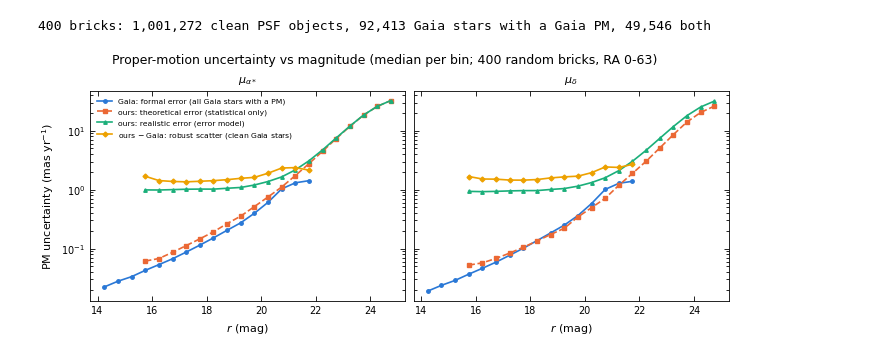
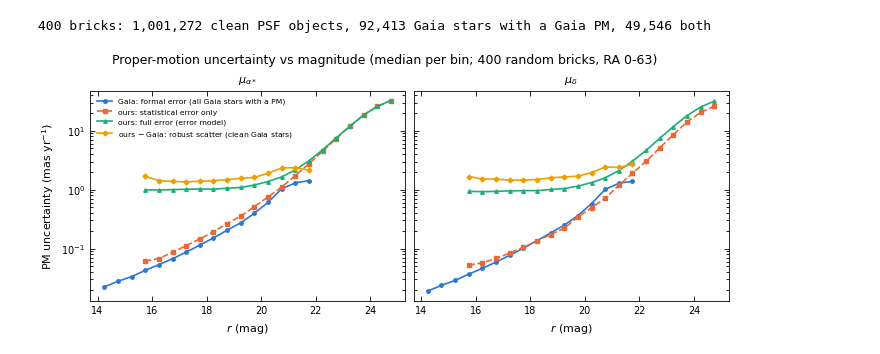
Before and after one commit to nadafalou/LegacyPM, a Jupyter notebook: run/pm-error-model.ipynb, the cells around one changed output. Cells and saved outputs as stored; diff of their text form; code cells hidden in the pictures.

```diff
--- a/run/pm-error-model.ipynb
+++ b/run/pm-error-model.ipynb
@@ -93,22 +92,22 @@ print(f"{len(paths)} bricks: {R['clean'].sum():,} clean PSF objects, {R['gaia'].
 # %%
 mb = np.arange(14, 25.01, 0.5); mc = 0.5 * (mb[1:] + mb[:-1])
 def binned(stat, val, sel):
     out = []
     for a, b in zip(mb, mb[1:]):
         v = val[sel & (R['r'] > a) & (R['r'] <= b) & np.isfinite(val)]
         out.append(stat(v) if len(v) >= 50 else np.nan)
     return np.array(out)
 fig, axes = plt.subplots(1, 2, figsize=(ps.PAGE, 2.9), sharex=True, sharey=True, constrained_layout=True)
 for ax, comp, name in [(axes[0], 'ra', r'$\mu_{\alpha*}$'), (axes[1], 'dec', r'$\mu_\delta$')]:
     lines = [('Gaia: formal error (all Gaia stars with a PM)', binned(np.median, R['gaia_sig_' + comp], R['gaia']), '-'),
-             ('ours: theoretical error (statistical only)', binned(np.median, R['stat_' + comp], R['clean']), '--'),
-             (r'ours: realistic error (error model)', binned(np.median, R['real_' + comp], R['clean']), '-'),
+             ('ours: statistical error only', binned(np.median, R['stat_' + comp], R['clean']), '--'),
+             ('ours: full error (error model)', binned(np.median, R['real_' + comp], R['clean']), '-'),
              ('ours $-$ Gaia: robust scatter (clean Gaia stars)', binned(rs, R['d_' + comp], R['clean'] & R['gaia']), '-')]
     for k, (label, y, ls) in enumerate(lines):
         ax.semilogy(mc, y, ls=ls, marker=ps.MARKERS[k], ms=2.5, color=ps.SERIES[k], label=label)
     ax.set_title(name); ax.set_xlabel('$r$ (mag)')
 axes[0].set_ylabel('PM uncertainty (mas yr$^{-1}$)'); axes[0].legend(fontsize=5.5, loc='upper left')
 fig.suptitle(f'Proper-motion uncertainty vs magnitude (median per bin; {len(paths)} random bricks, RA 0-63)')
 plt.savefig(PLOTS + 'pm_errors_vs_mag.pdf')
 # %% [output]
-[figure, old version]
+[figure, new version]
```
Also changed, not shown: parts of 1 cell of this notebook, 17 other files.
